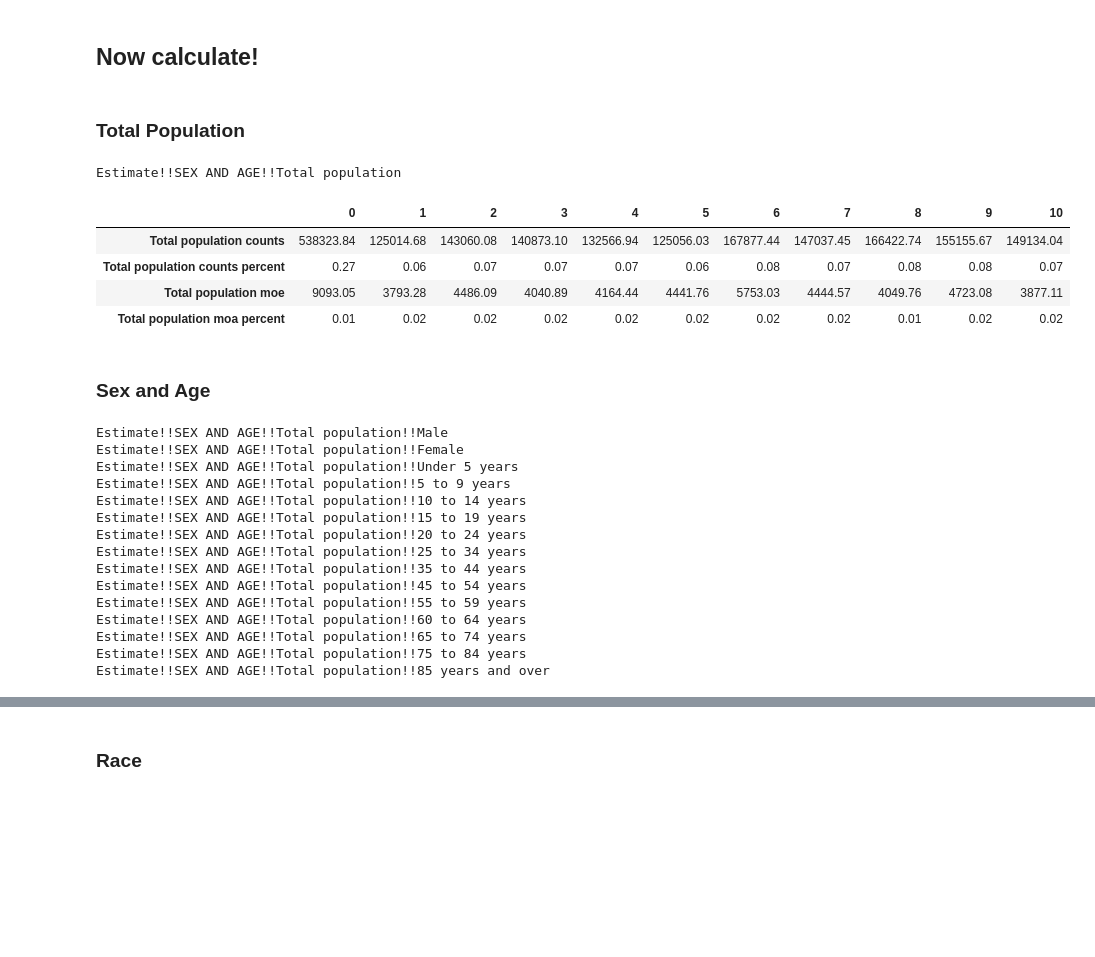
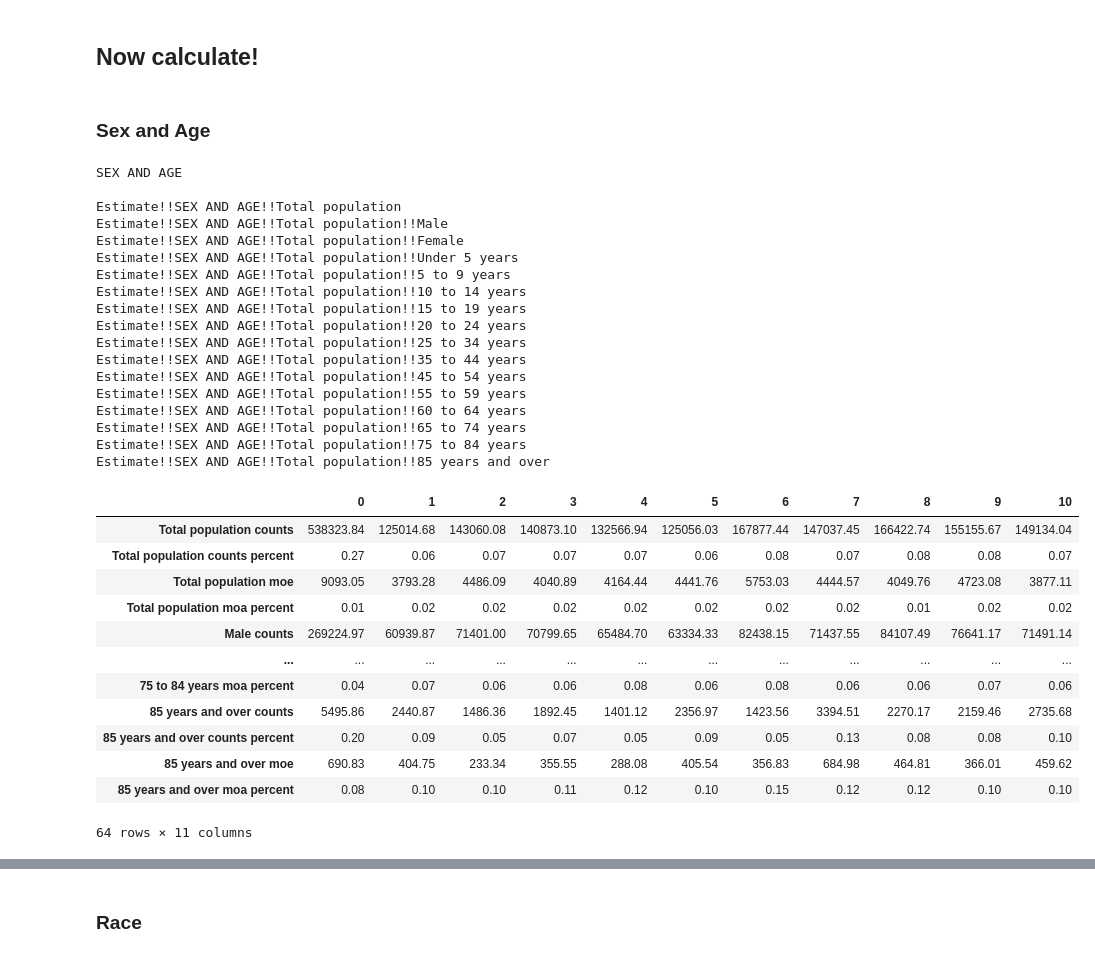
Before and after one commit to misty-garcia/sa2020-CCD, a Jupyter notebook: census_data_demographics.ipynb, the cells around one changed output, grey strips where cells are left out. Cells and saved outputs as stored; diff of their text form; code cells hidden in the pictures; blank space fills up the shorter version.

```diff
--- a/census_data_demographics.ipynb
+++ b/census_data_demographics.ipynb
@@ -140,53 +140,52 @@ def cal_district_numbers(labels_check):
     return district_totals.T
 # %% [markdown]
 ## Now calculate!
-# %% [markdown]
-### Total Population
-# %%
-grouping = groups[0]
-
-current_labels = labels [labels.label.str.contains(grouping)]
-current_labels = current_labels.iloc[:1]
-labels_check = current_labels.column_name.str[:-1]
-
-for titles in current_labels.label:
-    print(titles)
-# %% [output]
-Estimate!!SEX AND AGE!!Total population
-# %%
-final0 = cal_district_numbers(labels_check)
-final0
-# %% [output]
-|  | 0 | 1 | 2 | 3 | 4 | 5 | 6 | 7 | 8 | 9 | 10 |
-| Total population counts | 538323.84 | 125014.68 | 143060.08 | 140873.10 | 132566.94 | 125056.03 | 167877.44 | 147037.45 | 166422.74 | 155155.67 | 149134.04 |
-| Total population counts percent | 0.27 | 0.06 | 0.07 | 0.07 | 0.07 | 0.06 | 0.08 | 0.07 | 0.08 | 0.08 | 0.07 |
-| Total population moe | 9093.05 | 3793.28 | 4486.09 | 4040.89 | 4164.44 | 4441.76 | 5753.03 | 4444.57 | 4049.76 | 4723.08 | 3877.11 |
-| Total population moa percent | 0.01 | 0.02 | 0.02 | 0.02 | 0.02 | 0.02 | 0.02 | 0.02 | 0.01 | 0.02 | 0.02 |
 # %% [markdown]
 ### Sex and Age
 # %%
 grouping = groups[0]
+print(grouping)
+print()
 
 current_labels = labels [labels.label.str.contains(grouping)]
-current_labels = current_labels.iloc[1:]
+# current_labels = current_labels.iloc[1:]
 current_labels = current_labels.iloc[:-13]
 labels_check = current_labels.column_name.str[:-1]
 
 for titles in current_labels.label:
     print(titles)
+
+final1 = cal_district_numbers(labels_check)
+final1
 # %% [output]
+SEX AND AGE
+
+Estimate!!SEX AND AGE!!Total population
 Estimate!!SEX AND AGE!!Total population!!Male
 Estimate!!SEX AND AGE!!Total population!!Female
 Estimate!!SEX AND AGE!!Total population!!Under 5 years
 Estimate!!SEX AND AGE!!Total population!!5 to 9 years
 Estimate!!SEX AND AGE!!Total population!!10 to 14 years
 Estimate!!SEX AND AGE!!Total population!!15 to 19 years
 Estimate!!SEX AND AGE!!Total population!!20 to 24 years
 Estimate!!SEX AND AGE!!Total population!!25 to 34 years
 Estimate!!SEX AND AGE!!Total population!!35 to 44 years
 Estimate!!SEX AND AGE!!Total population!!45 to 54 years
 Estimate!!SEX AND AGE!!Total population!!55 to 59 years
 Estimate!!SEX AND AGE!!Total population!!60 to 64 years
 Estimate!!SEX AND AGE!!Total population!!65 to 74 years
 Estimate!!SEX AND AGE!!Total population!!75 to 84 years
 Estimate!!SEX AND AGE!!Total population!!85 years and over
+|  | 0 | 1 | 2 | 3 | 4 | 5 | 6 | 7 | 8 | 9 | 10 |
+| Total population counts | 538323.84 | 125014.68 | 143060.08 | 140873.10 | 132566.94 | 125056.03 | 167877.44 | 147037.45 | 166422.74 | 155155.67 | 149134.04 |
+| Total population counts percent | 0.27 | 0.06 | 0.07 | 0.07 | 0.07 | 0.06 | 0.08 | 0.07 | 0.08 | 0.08 | 0.07 |
+| Total population moe | 9093.05 | 3793.28 | 4486.09 | 4040.89 | 4164.44 | 4441.76 | 5753.03 | 4444.57 | 4049.76 | 4723.08 | 3877.11 |
+| Total population moa percent | 0.01 | 0.02 | 0.02 | 0.02 | 0.02 | 0.02 | 0.02 | 0.02 | 0.01 | 0.02 | 0.02 |
+| Male counts | 269224.97 | 60939.87 | 71401.00 | 70799.65 | 65484.70 | 63334.33 | 82438.15 | 71437.55 | 84107.49 | 76641.17 | 71491.14 |
+| ... | ... | ... | ... | ... | ... | ... | ... | ... | ... | ... | ... |
+| 75 to 84 years moa percent | 0.04 | 0.07 | 0.06 | 0.06 | 0.08 | 0.06 | 0.08 | 0.06 | 0.06 | 0.07 | 0.06 |
+| 85 years and over counts | 5495.86 | 2440.87 | 1486.36 | 1892.45 | 1401.12 | 2356.97 | 1423.56 | 3394.51 | 2270.17 | 2159.46 | 2735.68 |
+| 85 years and over counts percent | 0.20 | 0.09 | 0.05 | 0.07 | 0.05 | 0.09 | 0.05 | 0.13 | 0.08 | 0.08 | 0.10 |
+| 85 years and over moe | 690.83 | 404.75 | 233.34 | 355.55 | 288.08 | 405.54 | 356.83 | 684.98 | 464.81 | 366.01 | 459.62 |
+| 85 years and over moa percent | 0.08 | 0.10 | 0.10 | 0.11 | 0.12 | 0.10 | 0.15 | 0.12 | 0.12 | 0.10 | 0.10 |
+64 rows × 11 columns
```
Also changed, not shown: parts of 13 cells of this notebook, 8 other files.
